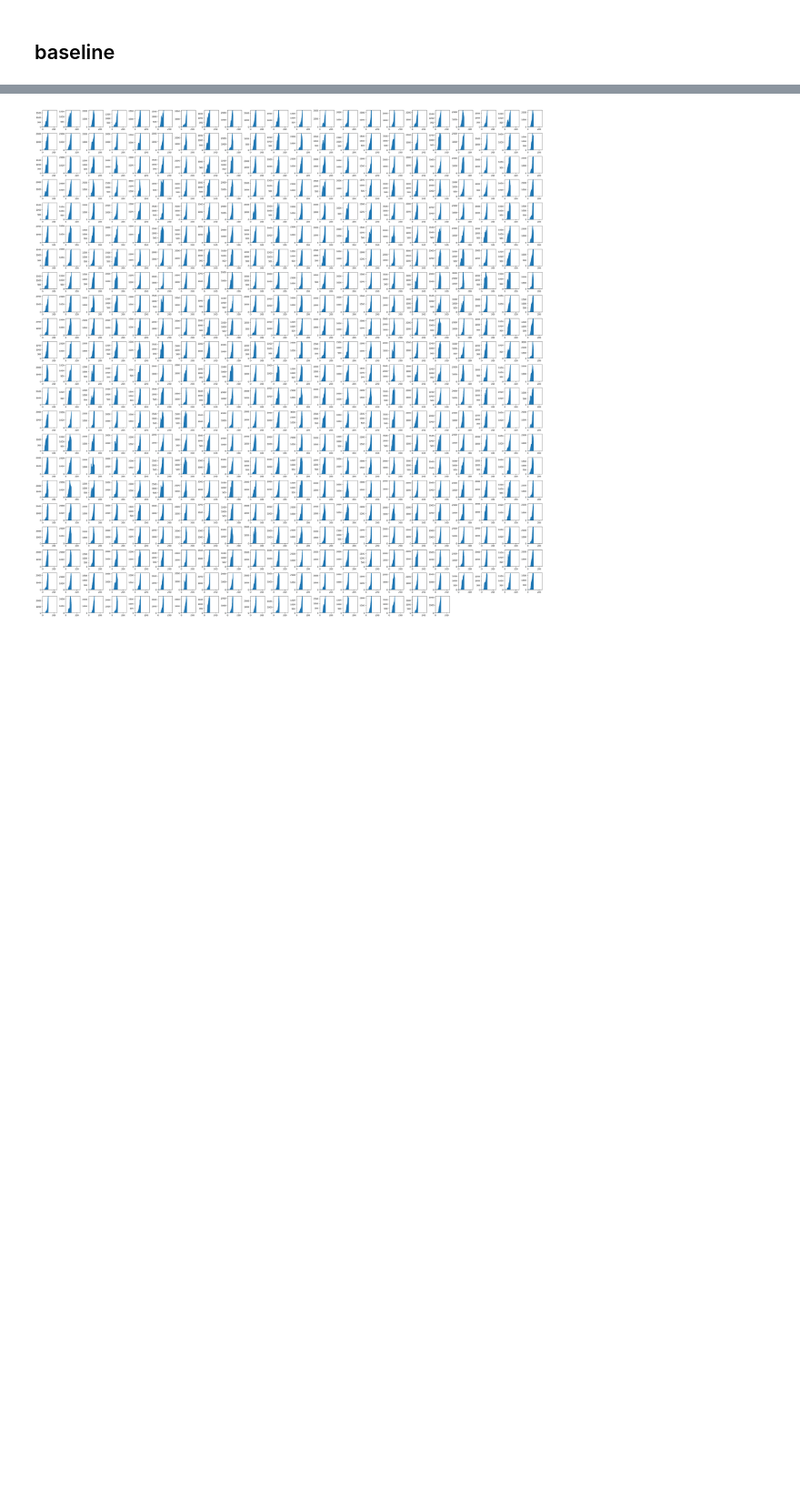
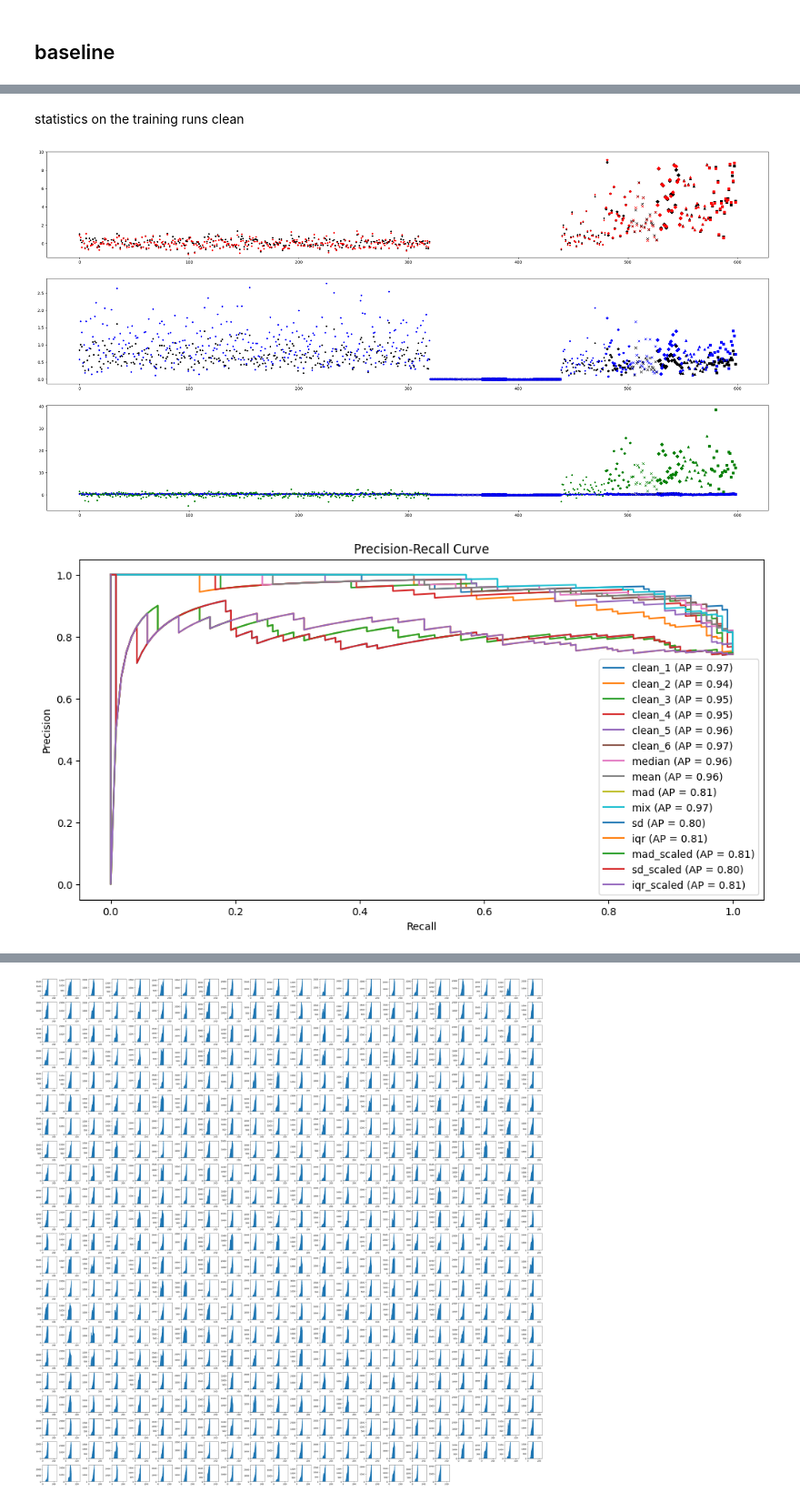
Before and after one commit to buehlpa/UTRAD, a Jupyter notebook: dev_screwruns_cont.ipynb, the cells around one changed output, grey strips where cells are left out. Shown at 91% size. Drawn from its saved outputs; the diff is of its cells as text; code cells hidden in the pictures; blank space fills up the shorter version.

```diff
--- a/dev_screwruns_cont.ipynb
+++ b/dev_screwruns_cont.ipynb
@@ -186,24 +183,93 @@ plt.show()
+# %% [markdown]
+statistics on the training runs clean
 # %%
 def IQR(row):
     q1 = np.percentile(row, 25)
     q3 = np.percentile(row, 75)
     IQR = q3 - q1
     return IQR
 def MAD(row):
     median = np.median(row)
     mad = np.mean(np.abs(row - median))
     return mad
 
+# location
 df['mean']=df[['clean_1', 'clean_2', 'clean_3', 'clean_4', 'clean_5', 'clean_6']].mean(axis=1)
 df['median']=df[['clean_1', 'clean_2', 'clean_3', 'clean_4', 'clean_5', 'clean_6']].median(axis=1)
-
+# scale
 df['mad'] = df[['clean_1', 'clean_2', 'clean_3', 'clean_4', 'clean_5', 'clean_6']].apply(MAD,axis=1)
 df['sd']=df[['clean_1', 'clean_2', 'clean_3', 'clean_4', 'clean_5', 'clean_6']].std(axis=1)
 df['iqr'] = df[['clean_1', 'clean_2', 'clean_3', 'clean_4', 'clean_5', 'clean_6']].apply(IQR, axis=1)
 
+# normalize scores to 0 .. 1
 df['mad_scaled']=(df['mad']-df['mad'].min())/(df['mad'].max()-df['mad'].min())
 df['sd_scaled']=(df['sd']-df['sd'].min())/(df['sd'].max()-df['sd'].min())
 df['iqr_scaled']=(df['iqr']-df['iqr'].min())/(df['iqr'].max()-df['iqr'].min())
 
+# some mixed score from mean and median
+df['mix']=(df['mean']+df['median'] )/ (df['mad_scaled']+df['sd_scaled']+df['iqr_scaled'])
 
-df['mix']=(df['mean']+df['median'] )/ (df['mad_scaled']+df['sd_scaled']+df['iqr_scaled'])
+# Creating subplots
+fig, (ax1, ax2,ax3) = plt.subplots(3, 1, figsize=(32, 16))
+ax1.set_ylim(-1.5, 10)
+# First subplot: Plotting data points
+for i in range(len(df)):
+    ax1.plot(df.index[i], df['mean'][i],   marker=df['markers'][i],color='black')
+    ax1.plot(df.index[i], df['median'][i],   marker=df['markers'][i],color='red')
+
+    ax2.plot(df.index[i], df['mad'][i],   marker=df['markers'][i],color='black')
+    #ax2.plot(df.index[i], df['sd'][i],   marker=df['markers'][i],color='red')
+    ax2.plot(df.index[i], df['iqr'][i],   marker=df['markers'][i],color='blue')
+
+    ax3.plot(df.index[i], df['mad_scaled'][i],   marker=df['markers'][i],color='black')
+    #ax3.plot(df.index[i], df['sd_scaled'][i],   marker=df['markers'][i],color='red')
+    ax3.plot(df.index[i], df['iqr_scaled'][i],   marker=df['markers'][i],color='blue')
+    ax3.plot(df.index[i], df['mix'][i],   marker=df['markers'][i],color='green')
+
+
+
+test_labs = [0 if 'good' in path else 1 for path in exppath_guide['test']]
+score_columns = ['clean_1', 'clean_2', 'clean_3', 'clean_4', 'clean_5', 'clean_6','median','mean','mad','mix','sd','iqr','mad_scaled','sd_scaled','iqr_scaled']
+
+# Initialize the plot for Precision-Recall curves
+plt.figure(figsize=(12, 6))
+
+for col in score_columns:
+    # Extract the scores for the current column
+    scores = df[col][df['set'] == 'test']
+
+    # Calculate precision-recall curve
+    precision, recall, _ = precision_recall_curve(test_labs, scores)
+    average_precision = average_precision_score(test_labs, scores)
+
+    # Plot Precision-Recall curve
+    plt.plot(recall, precision, label=f'{col} (AP = {average_precision:.2f})')
+
+plt.xlabel('Recall')
+plt.ylabel('Precision')
+plt.title('Precision-Recall Curve')
+plt.legend()
+plt.show()
+
+# Initialize the plot for ROC curves
+plt.figure(figsize=(12, 6))
+
+for col in score_columns:
+    # Extract the scores for the current column
+    scores = df[col][df['set'] == 'test']
+
+    # Calculate ROC curve
+    fpr, tpr, _ = roc_curve(test_labs, scores)
+    roc_auc = roc_auc_score(test_labs, scores)
+
+    # Plot ROC curve
+    plt.plot(fpr, tpr, label=f'{col} (AUC = {roc_auc:.2f})')
+
+plt.xlabel('False Positive Rate')
+plt.ylabel('True Positive Rate')
+plt.title('ROC Curve')
+plt.legend()
+plt.show()
+# %% [output]
+[figure, added]
+[figure, added]
```
Also changed, not shown: parts of 20 cells of this notebook, 2 other files.
